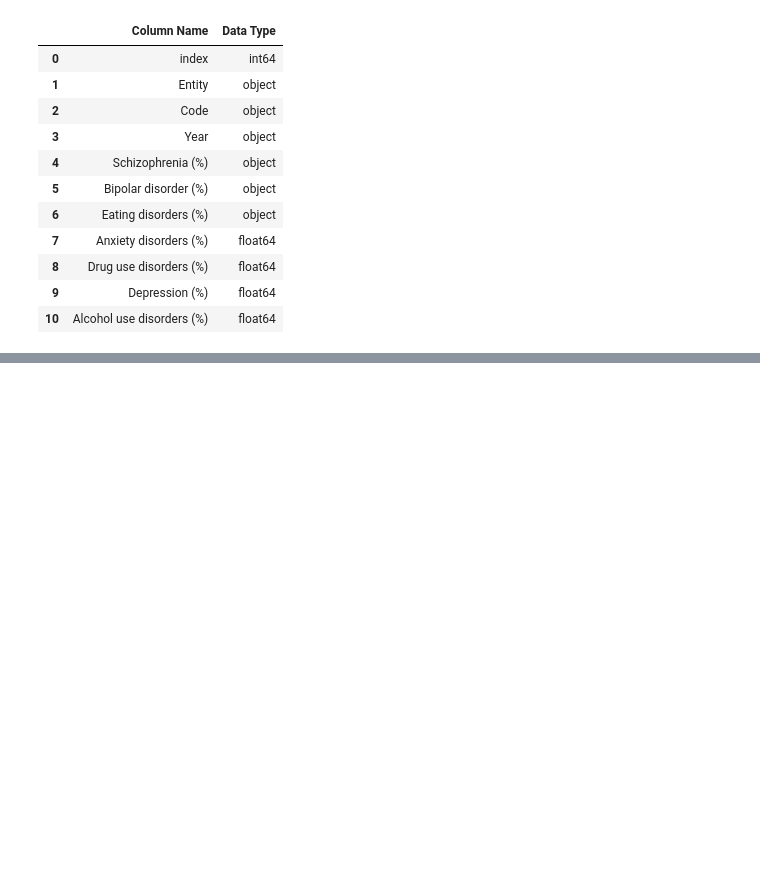
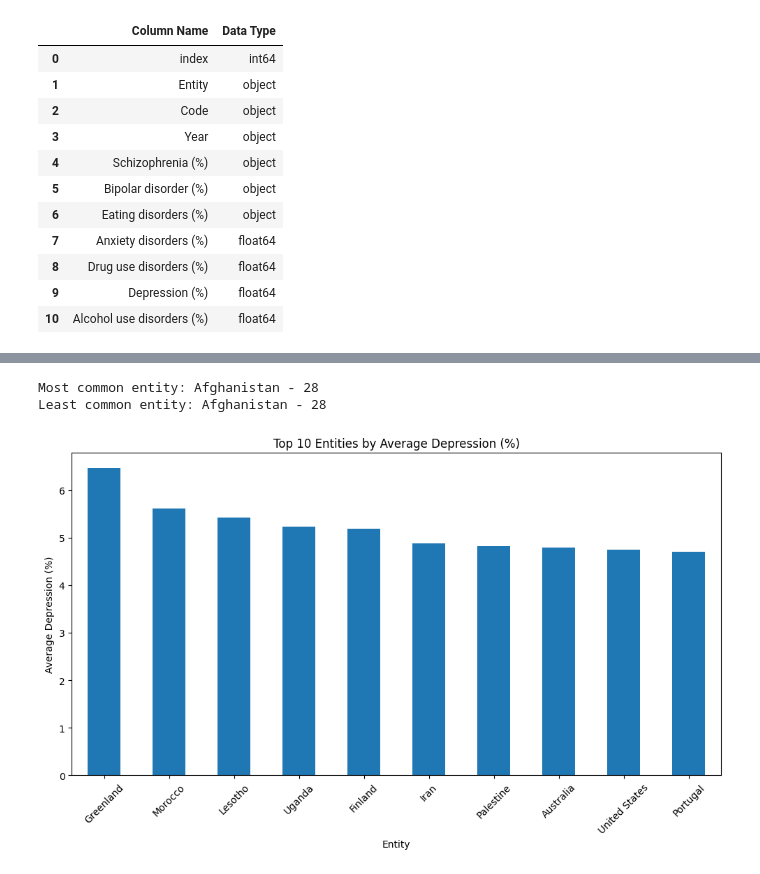
Before and after one commit to defooxx/eda-sales-assignment, a Jupyter notebook: notebooks/mental_health_disorder_eda.ipynb, the cells around one changed output, grey strips where cells are left out. Saved outputs shown, nothing was run; the diff lists cells and outputs as text; code cells hidden in the pictures; blank space fills up the shorter version.

```diff
--- a/notebooks/mental_health_disorder_eda.ipynb
+++ b/notebooks/mental_health_disorder_eda.ipynb
@@ -81,0 +314,27 @@ print("\nSummary statistics:")
+# %%
+entity_counts = df2_cleaned["Entity"].value_counts()
+
+print("Most common entity:", entity_counts.idxmax(), "-", entity_counts.max())
+print("Least common entity:", entity_counts.idxmin(), "-", entity_counts.min())
+# %% [output]
+Most common entity: Afghanistan - 28
+Least common entity: Afghanistan - 28
+# %%
+# Top 10 entities by average Depression (%)
+top_depression_entities = (
+    df2_cleaned.groupby("Entity")["Depression (%)"]
+    .mean()
+    .sort_values(ascending=False)
+    .head(10)
+)
+
+plt.figure(figsize=(12, 6))
+top_depression_entities.plot(kind="bar")
+
+plt.title("Top 10 Entities by Average Depression (%)")
+plt.xlabel("Entity")
+plt.ylabel("Average Depression (%)")
+plt.xticks(rotation=45)
+plt.show()
+# %% [output]
+[figure, added]
```
Also changed, not shown: parts of 28 cells of this notebook, 1 other file.
